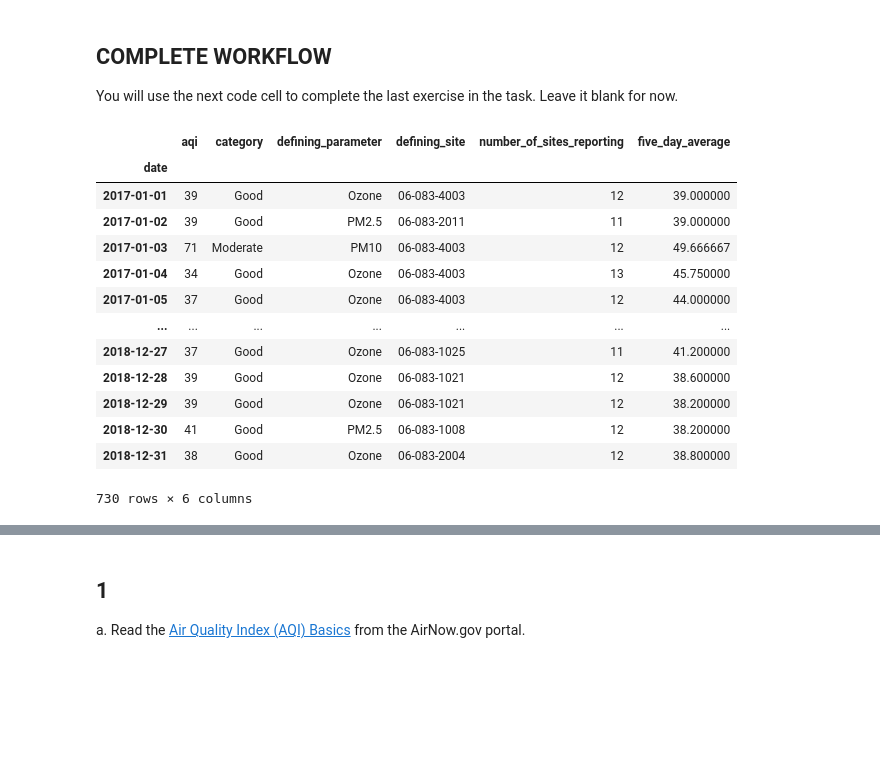
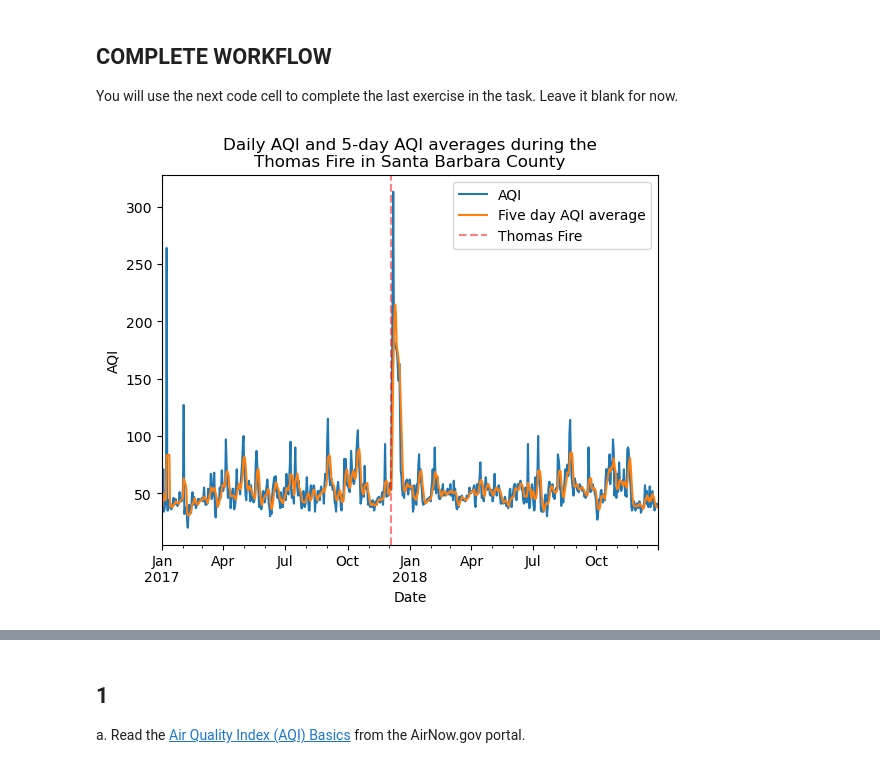
Before and after one commit to haylee360/eds220-hwk2, a Jupyter notebook: hwk2-task3-aqi-oyler.ipynb, the cells around one changed output, grey strips where cells are left out. Cells and saved outputs as stored; diff of their text form; code cells hidden in the pictures; blank space fills up the shorter version.

```diff
--- a/hwk2-task3-aqi-oyler.ipynb
+++ b/hwk2-task3-aqi-oyler.ipynb
@@ -31,43 +31,57 @@ You will use the next code cell to complete the last exercise in the task. Leave
 # %%
 import pandas as pd
 import matplotlib.pyplot as plt
 
 '''
 Read in data on Air Quality from 2017 and 2018 to examine the Thomas Fire
 AQI = Air quality index
 '''
 aqi_17 = pd.read_csv('https://aqs.epa.gov/aqsweb/airdata/daily_aqi_by_county_2017.zip', compression = 'zip')
 aqi_18 = pd.read_csv('https://aqs.epa.gov/aqsweb/airdata/daily_aqi_by_county_2018.zip', compression = 'zip')
 
 # Bind 2017 and 2018 AQI data together
 aqi = pd.concat([aqi_17, aqi_18])
 
 # Simplify column names
 aqi.columns = (aqi.columns
                   .str.lower()
                   .str.replace(' ','_')
                 )
+
 # Filter data to Santa Barbara county and select desired columns
 aqi_sb = (aqi[aqi['county_name'] == 'Santa Barbara']
           .drop(['state_name', 'county_name', 'state_code', 'county_code'], axis=1)
          )
 
-# Convert date to a datetime object
+# Convert date to a datetime object and set as index
 aqi_sb.date = pd.to_datetime(aqi_sb.date)
 aqi_sb = aqi_sb.set_index('date')
-aqi_sb.assign(five_day_average=aqi_sb['aqi'].rolling(window='5D').mean())
+
+# Generate the 5 day AQI averages
+aqi_sb = aqi_sb.assign(five_day_average=aqi_sb['aqi'].rolling(window='5D').mean())
+
+
+# Initialize an empty figure (fig) and axis (ax)
+fig, ax = plt.subplots()
+
+# Visualize air quality during the Thomas Fire
+aqi_sb.aqi.plot(ax=ax, label = 'AQI')
+aqi_sb.five_day_average.plot(ax=ax, label = "Five day AQI average")
+
+# Show the start date of the Thomas fire
+plt.axvline(x = '2017-12-04',
+            color = 'red',
+            linestyle = 'dashed',
+            label = "Thomas Fire",
+            alpha = 0.5)
+
+# Customization
+ax.set_title('Daily AQI and 5-day AQI averages during the\nThomas Fire in Santa Barbara County')
+ax.set_xlabel('Date')
+ax.set_ylabel('AQI')
+ax.legend()
+
+# Display the figure
+plt.show()
 # %% [output]
-|  | aqi | category | defining_parameter | defining_site | number_of_sites_reporting | five_day_average |
-| date |  |  |  |  |  |  |
-| 2017-01-01 | 39 | Good | Ozone | 06-083-4003 | 12 | 39.000000 |
-| 2017-01-02 | 39 | Good | PM2.5 | 06-083-2011 | 11 | 39.000000 |
-| 2017-01-03 | 71 | Moderate | PM10 | 06-083-4003 | 12 | 49.666667 |
-| 2017-01-04 | 34 | Good | Ozone | 06-083-4003 | 13 | 45.750000 |
-| 2017-01-05 | 37 | Good | Ozone | 06-083-4003 | 12 | 44.000000 |
-| ... | ... | ... | ... | ... | ... | ... |
-| 2018-12-27 | 37 | Good | Ozone | 06-083-1025 | 11 | 41.200000 |
-| 2018-12-28 | 39 | Good | Ozone | 06-083-1021 | 12 | 38.600000 |
-| 2018-12-29 | 39 | Good | Ozone | 06-083-1021 | 12 | 38.200000 |
-| 2018-12-30 | 41 | Good | PM2.5 | 06-083-1008 | 12 | 38.200000 |
-| 2018-12-31 | 38 | Good | Ozone | 06-083-2004 | 12 | 38.800000 |
-730 rows × 6 columns
+[figure, added]
```
Also changed, not shown: parts of 1 cell of this notebook, 2 other files.
